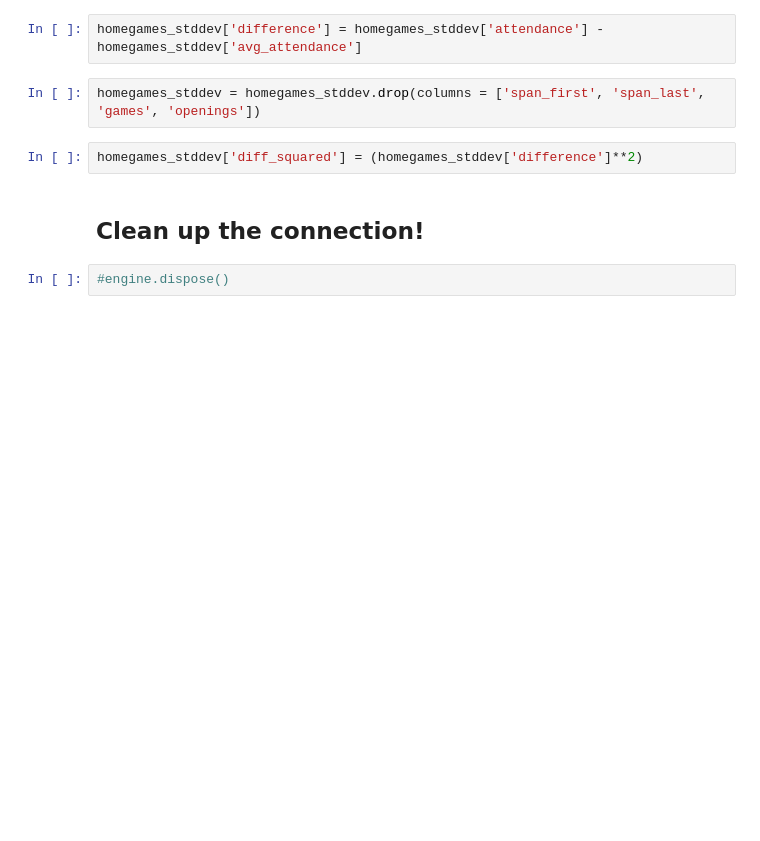
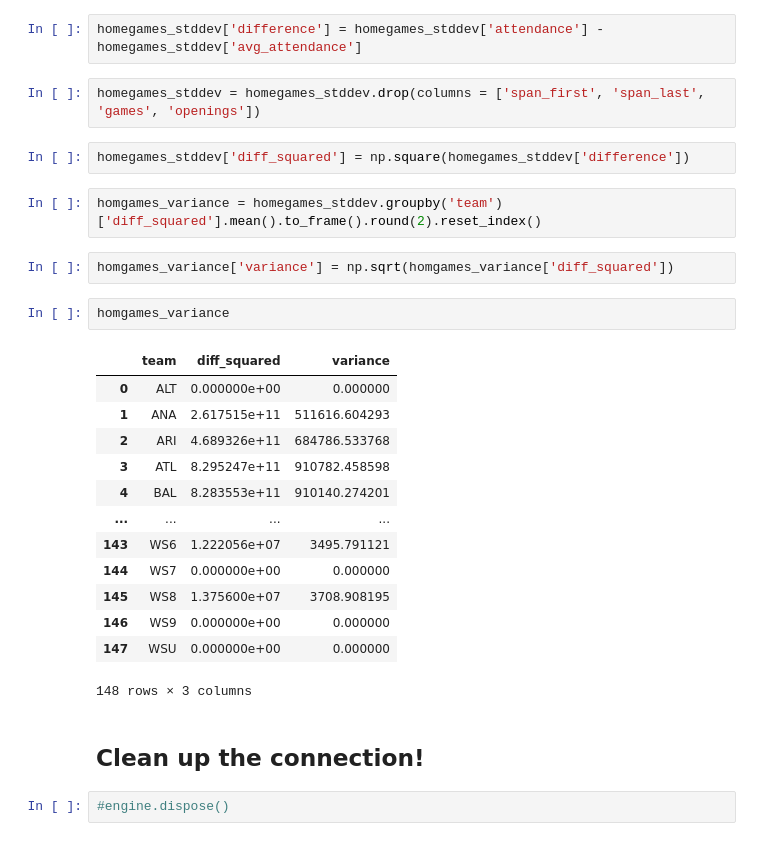
Before and after one commit to mwbarnesy/capstone, a Jupyter notebook: notebooks/lahman-mwb.ipynb, the cells around one changed output. Saved outputs shown, nothing was run; the diff lists cells and outputs as text; blank space fills up the shorter version.

Commit message:
Found variance for standard deviation for attendance across the entire data set for each team, but not sure if this is a good representation.

```diff
--- a/notebooks/lahman-mwb.ipynb
+++ b/notebooks/lahman-mwb.ipynb
@@ -105,7 +105,27 @@ homegames_stddev['difference'] = homegames_stddev['attendance'] - homegames_stdd
 # %%
 homegames_stddev = homegames_stddev.drop(columns = ['span_first', 'span_last', 'games', 'openings'])
 # %%
-homegames_stddev['diff_squared'] = (homegames_stddev['difference']**2)
+homegames_stddev['diff_squared'] = np.square(homegames_stddev['difference'])
+# %%
+homgames_variance = homegames_stddev.groupby('team')['diff_squared'].mean().to_frame().round(2).reset_index()
+# %%
+homgames_variance['variance'] = np.sqrt(homgames_variance['diff_squared'])
+# %%
+homgames_variance
+# %% [output]
+|  | team | diff_squared | variance |
+| 0 | ALT | 0.000000e+00 | 0.000000 |
+| 1 | ANA | 2.617515e+11 | 511616.604293 |
+| 2 | ARI | 4.689326e+11 | 684786.533768 |
+| 3 | ATL | 8.295247e+11 | 910782.458598 |
+| 4 | BAL | 8.283553e+11 | 910140.274201 |
+| ... | ... | ... | ... |
+| 143 | WS6 | 1.222056e+07 | 3495.791121 |
+| 144 | WS7 | 0.000000e+00 | 0.000000 |
+| 145 | WS8 | 1.375600e+07 | 3708.908195 |
+| 146 | WS9 | 0.000000e+00 | 0.000000 |
+| 147 | WSU | 0.000000e+00 | 0.000000 |
+148 rows × 3 columns
 # %% [markdown]
 ## Clean up the connection!
 # %%
```
